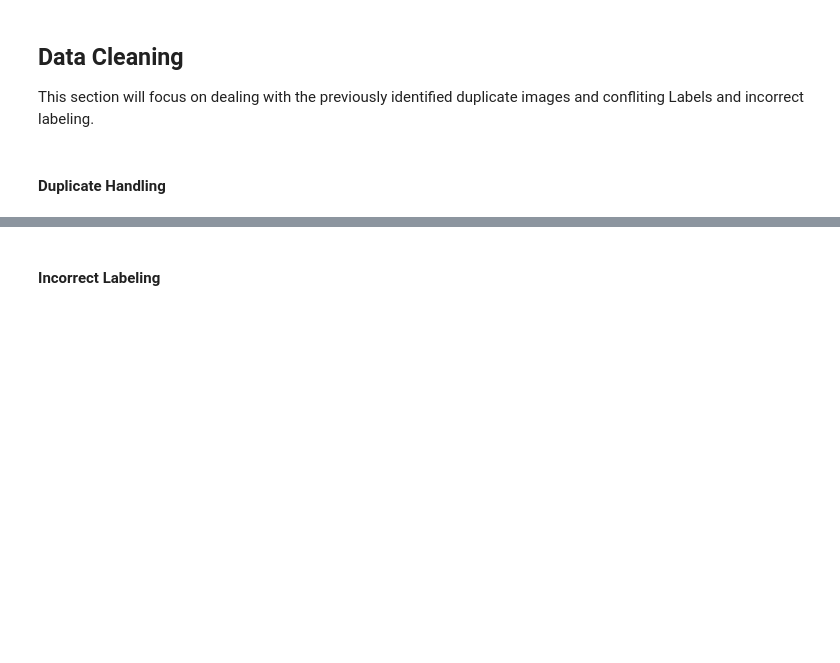
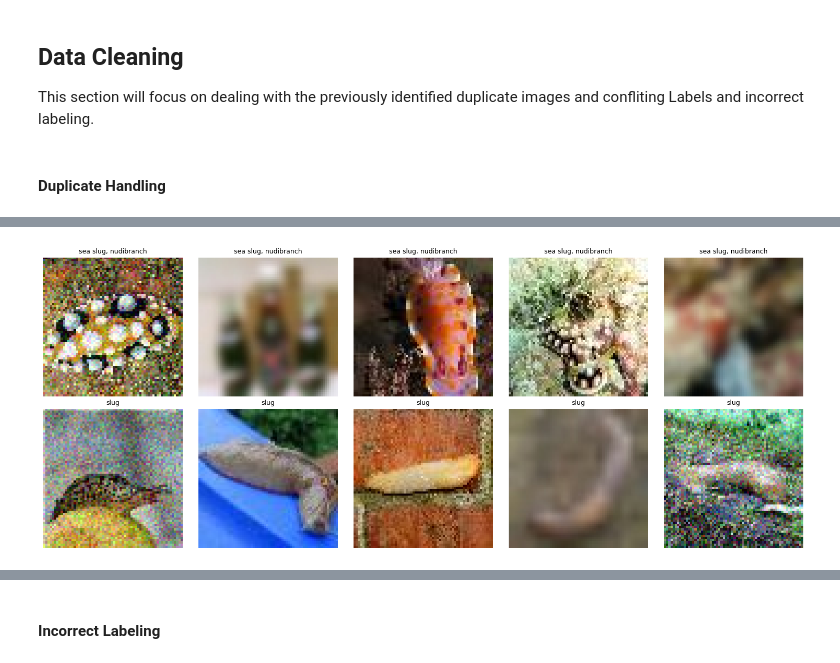
Before and after one commit to tiago2806/project-deeplearning, a Jupyter notebook: src/PreProcessing.ipynb, the cells around one changed output, grey strips where cells are left out. Cells and saved outputs as stored; diff of their text form; code cells hidden in the pictures; blank space fills up the shorter version.

Commit message:
removed duplicates

```diff
--- a/src/PreProcessing.ipynb
+++ b/src/PreProcessing.ipynb
@@ -52,0 +113,37 @@ From the EDA notebook, we concluded that:
+# %%
+path = "../Data/Tiny_ImageNet_Project_2026_Students/images"
+
+def get_image(image_path):
+    image = tf.io.read_file(image_path)
+    image = tf.io.decode_jpeg(image, channels=3)
+    image = image / 255
+    return image
+
+# Select 5 random non-duplicate images from each class
+sea_slugs = labels_df[
+    (labels_df["description"] == "sea slug, nudibranch") &
+    (~labels_df["is_duplicate"])
+].sample(n=5, random_state=42)
+
+slugs = labels_df[
+    (labels_df["description"] == "slug") &
+    (~labels_df["is_duplicate"])
+].sample(n=5, random_state=42)
+
+selected_images = pd.concat([sea_slugs, slugs])
+
+# Display images using the same approach as EDA
+plt.figure(figsize=(15, 6))
+
+for i, (_, dataset_row) in enumerate(selected_images.iterrows()):
+    image = get_image(os.path.join(path, dataset_row["filename"]))
+
+    plt.subplot(2, 5, i + 1)
+    plt.imshow(image)
+    plt.title(dataset_row["description"], fontsize=9)
+    plt.axis("off")
+
+plt.tight_layout()
+plt.show()
+# %% [output]
+[figure, added]
```
Also changed, not shown: parts of 14 cells of this notebook.
